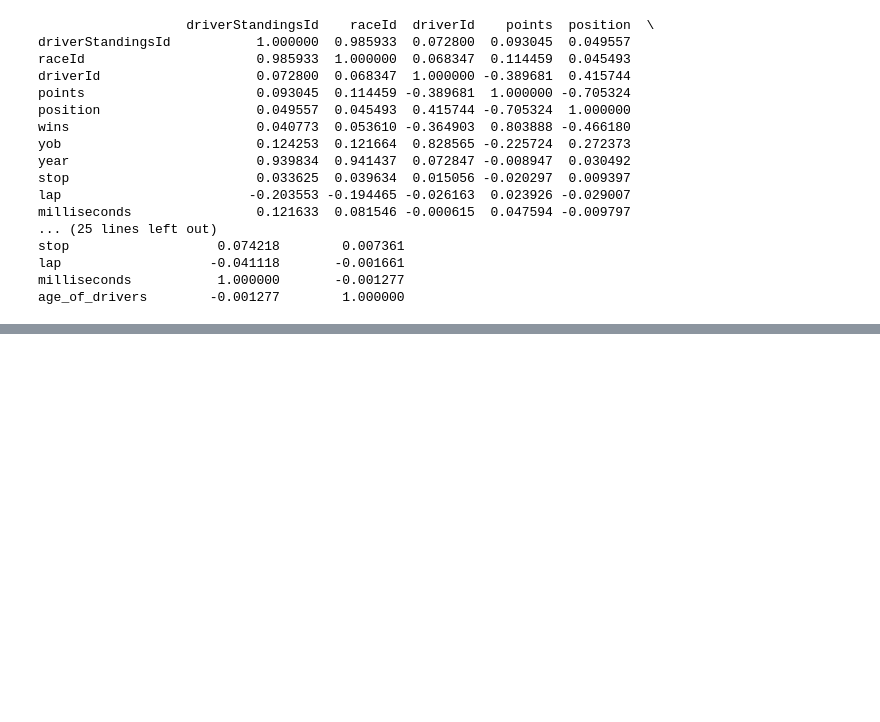
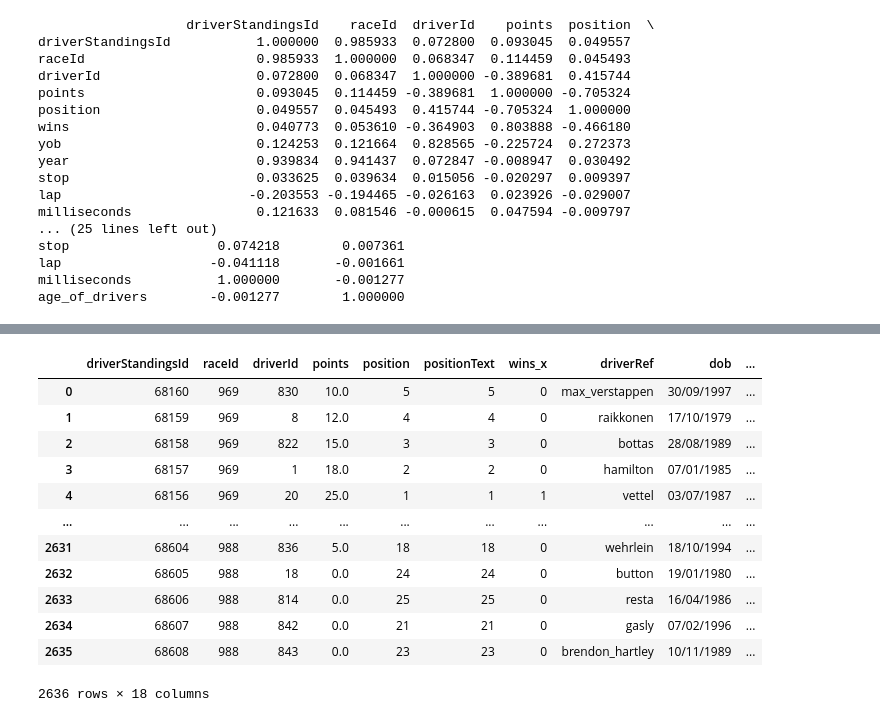
Before and after one commit to MaryVol/python-ex, a Jupyter notebook: data-science/f1-data-analysis/f1-analysis.ipynb, the cells around one changed output, grey strips where cells are left out. Saved outputs shown, nothing was run; the diff lists cells and outputs as text; code cells hidden in the pictures; blank space fills up the shorter version.

```diff
--- a/data-science/f1-data-analysis/f1-analysis.ipynb
+++ b/data-science/f1-data-analysis/f1-analysis.ipynb
@@ -465,0 +508,16 @@ Text(0.5, 1.0, 'Number of lap and duration of pitstops')
+# %%
+drivers_age_wins
+# %% [output]
+|  | driverStandingsId | raceId | driverId | points | position | positionText | wins_x | driverRef | dob | ... |
+| 0 | 68160 | 969 | 830 | 10.0 | 5 | 5 | 0 | max_verstappen | 30/09/1997 | ... |
+| 1 | 68159 | 969 | 8 | 12.0 | 4 | 4 | 0 | raikkonen | 17/10/1979 | ... |
+| 2 | 68158 | 969 | 822 | 15.0 | 3 | 3 | 0 | bottas | 28/08/1989 | ... |
+| 3 | 68157 | 969 | 1 | 18.0 | 2 | 2 | 0 | hamilton | 07/01/1985 | ... |
+| 4 | 68156 | 969 | 20 | 25.0 | 1 | 1 | 1 | vettel | 03/07/1987 | ... |
+| ... | ... | ... | ... | ... | ... | ... | ... | ... | ... | ... |
+| 2631 | 68604 | 988 | 836 | 5.0 | 18 | 18 | 0 | wehrlein | 18/10/1994 | ... |
+| 2632 | 68605 | 988 | 18 | 0.0 | 24 | 24 | 0 | button | 19/01/1980 | ... |
+| 2633 | 68606 | 988 | 814 | 0.0 | 25 | 25 | 0 | resta | 16/04/1986 | ... |
+| 2634 | 68607 | 988 | 842 | 0.0 | 21 | 21 | 0 | gasly | 07/02/1996 | ... |
+| 2635 | 68608 | 988 | 843 | 0.0 | 23 | 23 | 0 | brendon_hartley | 10/11/1989 | ... |
+2636 rows × 18 columns
```
Also changed, not shown: parts of 14 cells of this notebook, 3 other files.
